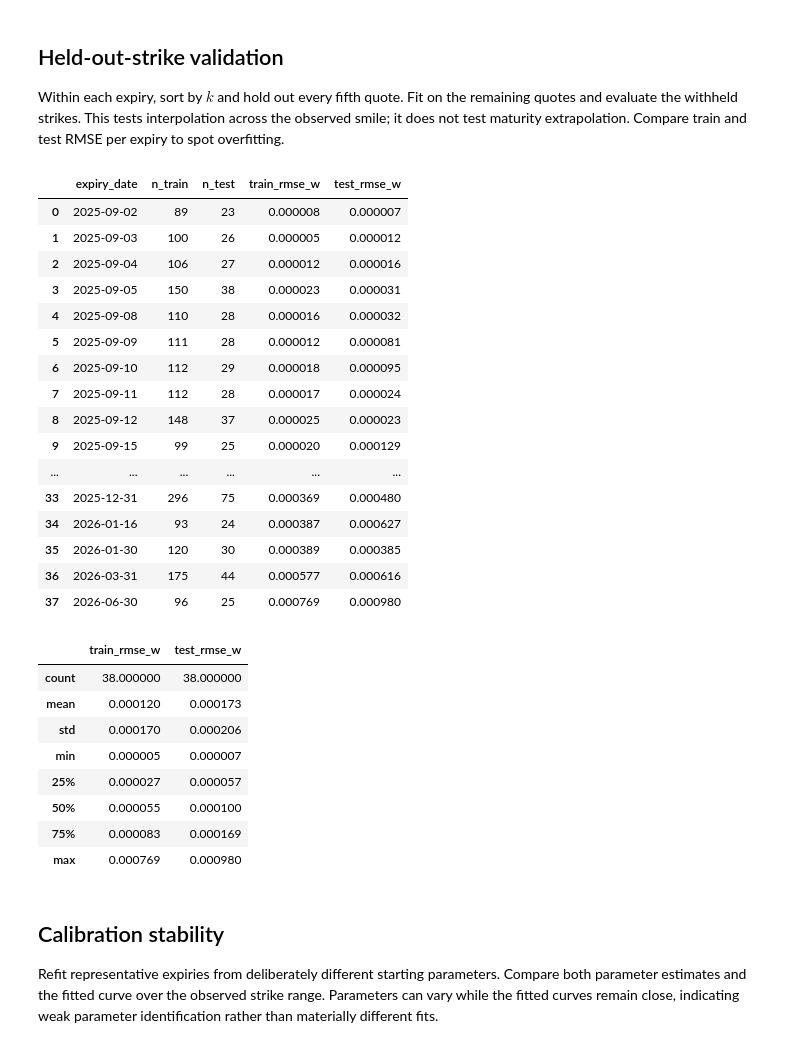
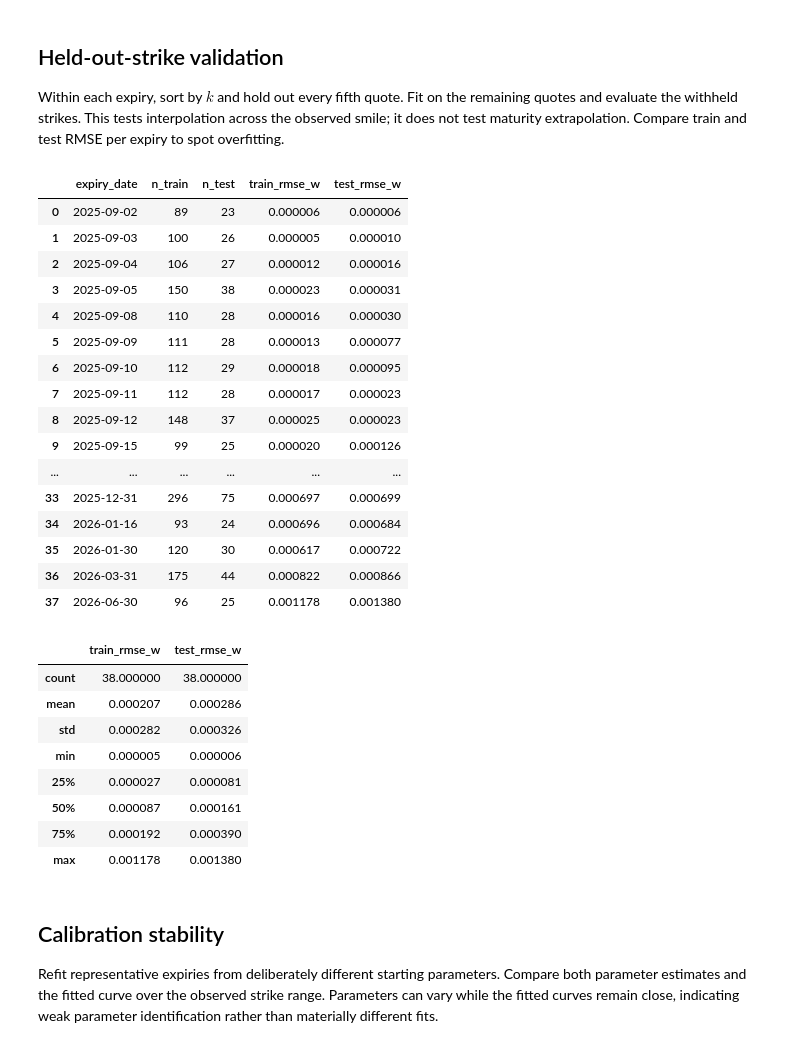
Before and after one commit to MMillward2012/Volatility-Forecasting-and-Options-Trading, a Jupyter notebook: notebooks/raw_svi_diagnostics.ipynb, the cells around one changed output. Drawn from its saved outputs; the diff is of its cells as text; code cells hidden in the pictures.

```diff
--- a/notebooks/raw_svi_diagnostics.ipynb
+++ b/notebooks/raw_svi_diagnostics.ipynb
@@ -22,13 +22,14 @@ from src.raw_svi import (
 
 PANEL_PATH = ROOT / 'data/processed/spx_iv_panel_2025-08-29.csv'
 panel = pd.read_csv(PANEL_PATH, parse_dates=['quote_date', 'expiry_date'])
-result = fit_raw_svi_surface(panel)
-observations = result['observations'].copy()
-parameters = result['parameters_by_expiry'].copy()
+unconstrained_result = fit_raw_svi_surface(panel)
+arbitrage_aware_result = fit_raw_svi_surface(panel, enforce_arbitrage=True)
+observations = arbitrage_aware_result['observations'].copy()
+parameters = arbitrage_aware_result['parameters_by_expiry'].copy()
 observations['days_to_expiry'] = (observations['expiry_date'] - observations['quote_date']).dt.days
 observations['fitted_iv'] = np.sqrt(observations['fitted_w'] / observations['time_to_expiry'])
 observations['iv_residual'] = observations['fitted_iv'] - observations['mid_iv']
 print(f'Input panel: {len(panel):,} rows; fitted OTM quotes: {len(observations):,}; expiries: {len(parameters)}')
-print(f'Arbitrage-aware calibration: {result["arbitrage_constrained"]}')
+print(f'Arbitrage-aware calibration: {arbitrage_aware_result["arbitrage_constrained"]}')
 # %% [output]
 Input panel: 14,852 rows; fitted OTM quotes: 6,550; expiries: 38
@@ -47,7 +48,14 @@ fit_summary = parameters.merge(
     ).reset_index(),
     on='expiry_date',
 )
-fit_summary = fit_summary[['expiry_date', 'days_to_expiry', 'n_quotes', 'a', 'b', 'rho', 'm', 'sigma', 'rmse', 'k_min', 'k_max']]
+fit_summary = fit_summary[['expiry_date', 'days_to_expiry', 'n_quotes', 'a', 'b', 'rho', 'm', 'sigma', 'rmse', 'feasible_starts', 'k_min', 'k_max']]
 display(fit_summary.assign(expiry_date=fit_summary['expiry_date'].dt.strftime('%Y-%m-%d')).round(6))
 display(fit_summary[['n_quotes', 'rmse']].describe().round(6))
+
+unconstrained_rmse = unconstrained_result['parameters_by_expiry'][['expiry_date', 'rmse']].rename(columns={'rmse': 'unconstrained_rmse'})
+arbitrage_rmse = parameters[['expiry_date', 'rmse']].rename(columns={'rmse': 'arbitrage_aware_rmse'})
+rmse_comparison = unconstrained_rmse.merge(arbitrage_rmse, on='expiry_date', validate='one_to_one')
+rmse_comparison['rmse_increase'] = rmse_comparison['arbitrage_aware_rmse'] - rmse_comparison['unconstrained_rmse']
+display(rmse_comparison.assign(expiry_date=rmse_comparison['expiry_date'].dt.strftime('%Y-%m-%d')).round(7))
+display(rmse_comparison[['unconstrained_rmse', 'arbitrage_aware_rmse', 'rmse_increase']].mean().to_frame('mean_rmse').round(7))
 # %% [output]
@@ -170,47 +199,47 @@ Within each expiry, sort by $k$ and hold out every fifth quote. Fit on the remai
 # %%
 holdout_rows = []
 for expiry, rows in observations.groupby('expiry_date', sort=True):
     rows = rows.sort_values('log_moneyness').reset_index(drop=True)
     test_mask = np.arange(len(rows)) % 5 == 0
     train, test = rows.loc[~test_mask].copy(), rows.loc[test_mask].copy()
-    fitted = fit_raw_svi_surface(train)['parameters_by_expiry'].iloc[0]
+    fitted = fit_raw_svi_surface(train, enforce_arbitrage=True)['parameters_by_expiry'].iloc[0]
     p = [fitted[name] for name in ['a', 'b', 'rho', 'm', 'sigma']]
     test_w = raw_svi_total_variance(test['log_moneyness'].to_numpy(), *p)
     holdout_rows.append({
         'expiry_date': expiry, 'n_train': len(train), 'n_test': len(test),
         'train_rmse_w': fitted['rmse'],
         'test_rmse_w': float(np.sqrt(np.mean((test_w - test['market_w'].to_numpy()) ** 2))),
     })
 holdout = pd.DataFrame(holdout_rows)
 display(holdout.assign(expiry_date=holdout['expiry_date'].dt.strftime('%Y-%m-%d')).round(7))
 display(holdout[['train_rmse_w', 'test_rmse_w']].describe().round(7))
 # %% [output]
 |  | expiry_date | n_train | n_test | train_rmse_w | test_rmse_w |
-| 0 | 2025-09-02 | 89 | 23 | 0.000008 | 0.000007 |
-| 1 | 2025-09-03 | 100 | 26 | 0.000005 | 0.000012 |
+| 0 | 2025-09-02 | 89 | 23 | 0.000006 | 0.000006 |
+| 1 | 2025-09-03 | 100 | 26 | 0.000005 | 0.000010 |
 | 2 | 2025-09-04 | 106 | 27 | 0.000012 | 0.000016 |
 | 3 | 2025-09-05 | 150 | 38 | 0.000023 | 0.000031 |
-| 4 | 2025-09-08 | 110 | 28 | 0.000016 | 0.000032 |
-| 5 | 2025-09-09 | 111 | 28 | 0.000012 | 0.000081 |
+| 4 | 2025-09-08 | 110 | 28 | 0.000016 | 0.000030 |
+| 5 | 2025-09-09 | 111 | 28 | 0.000013 | 0.000077 |
 | 6 | 2025-09-10 | 112 | 29 | 0.000018 | 0.000095 |
-| 7 | 2025-09-11 | 112 | 28 | 0.000017 | 0.000024 |
+| 7 | 2025-09-11 | 112 | 28 | 0.000017 | 0.000023 |
 | 8 | 2025-09-12 | 148 | 37 | 0.000025 | 0.000023 |
-| 9 | 2025-09-15 | 99 | 25 | 0.000020 | 0.000129 |
+| 9 | 2025-09-15 | 99 | 25 | 0.000020 | 0.000126 |
 | ... | ... | ... | ... | ... | ... |
-| 33 | 2025-12-31 | 296 | 75 | 0.000369 | 0.000480 |
-| 34 | 2026-01-16 | 93 | 24 | 0.000387 | 0.000627 |
-| 35 | 2026-01-30 | 120 | 30 | 0.000389 | 0.000385 |
-| 36 | 2026-03-31 | 175 | 44 | 0.000577 | 0.000616 |
-| 37 | 2026-06-30 | 96 | 25 | 0.000769 | 0.000980 |
+| 33 | 2025-12-31 | 296 | 75 | 0.000697 | 0.000699 |
+| 34 | 2026-01-16 | 93 | 24 | 0.000696 | 0.000684 |
+| 35 | 2026-01-30 | 120 | 30 | 0.000617 | 0.000722 |
+| 36 | 2026-03-31 | 175 | 44 | 0.000822 | 0.000866 |
+| 37 | 2026-06-30 | 96 | 25 | 0.001178 | 0.001380 |
 |  | train_rmse_w | test_rmse_w |
 | count | 38.000000 | 38.000000 |
-| mean | 0.000120 | 0.000173 |
-| std | 0.000170 | 0.000206 |
-| min | 0.000005 | 0.000007 |
-| 25% | 0.000027 | 0.000057 |
-| 50% | 0.000055 | 0.000100 |
-| 75% | 0.000083 | 0.000169 |
-| max | 0.000769 | 0.000980 |
+| mean | 0.000207 | 0.000286 |
+| std | 0.000282 | 0.000326 |
+| min | 0.000005 | 0.000006 |
+| 25% | 0.000027 | 0.000081 |
+| 50% | 0.000087 | 0.000161 |
+| 75% | 0.000192 | 0.000390 |
+| max | 0.001178 | 0.001380 |
 # %% [markdown]
 ## Calibration stability
 
```
Also changed, not shown: parts of 9 cells of this notebook, 2 other files.
